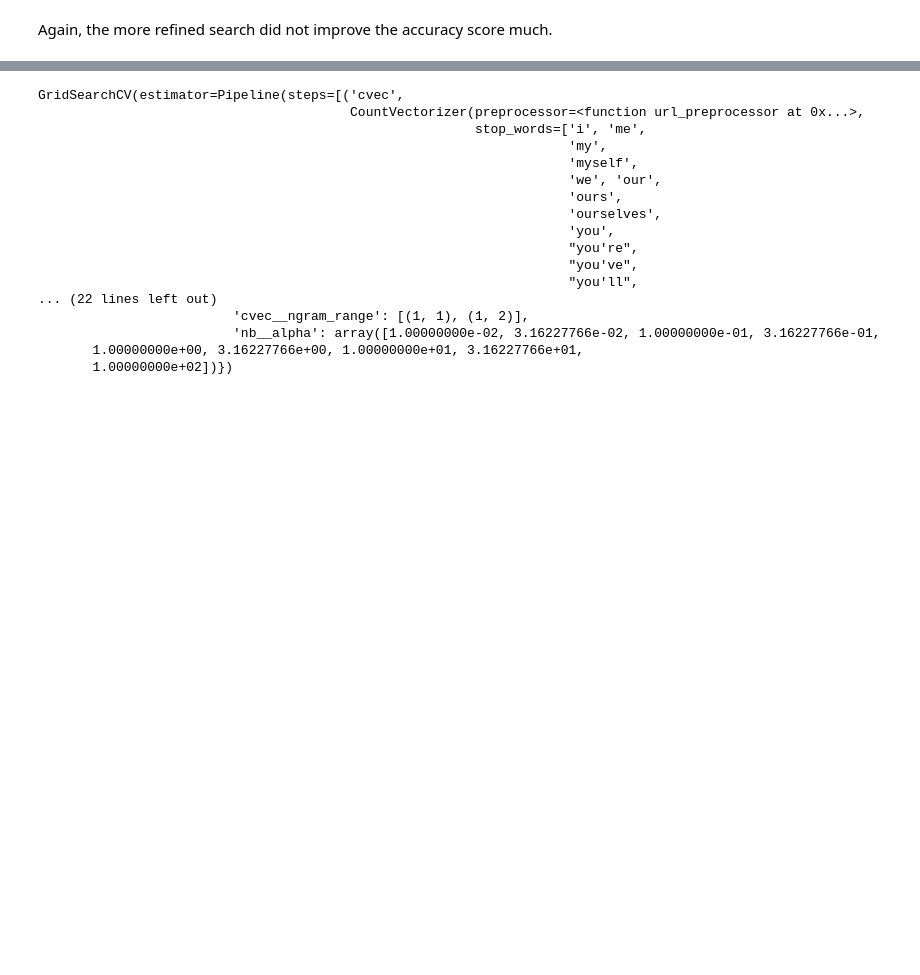
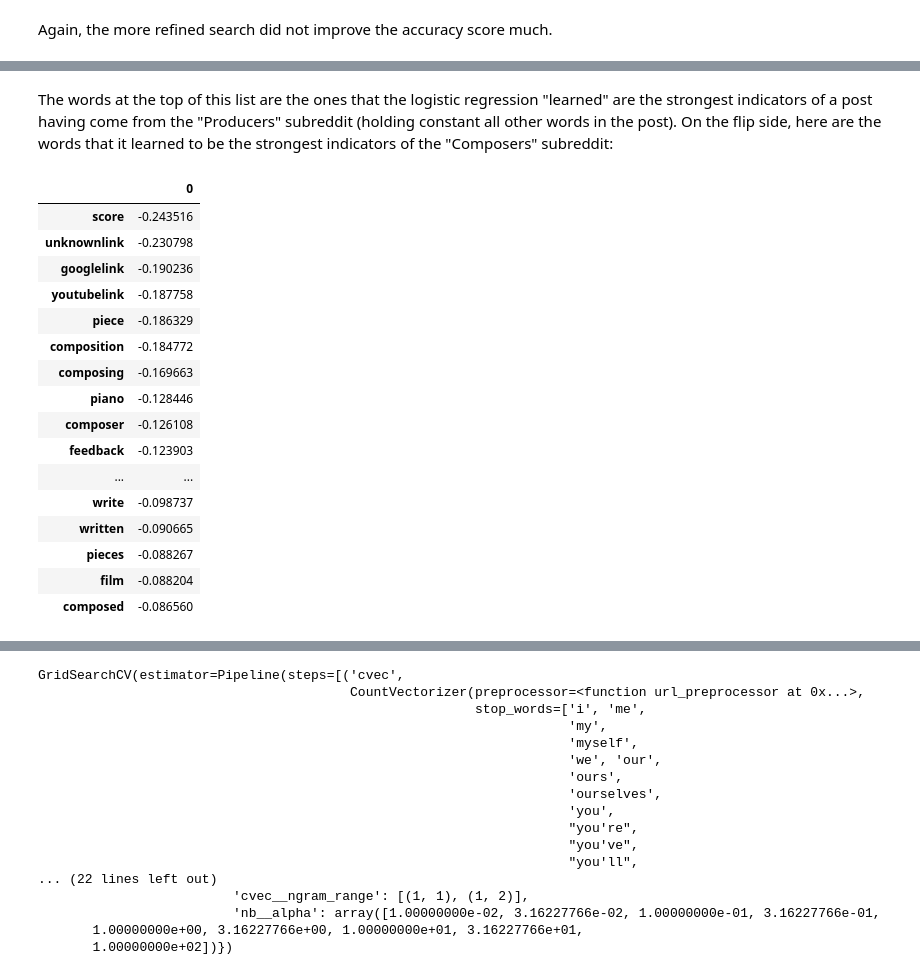
Before and after one commit to simonlazarus/Classifying-Music-Makers-from-Message-Data, a Jupyter notebook: code/04_modeling.ipynb, the cells around one changed output, grey strips where cells are left out. Saved outputs shown, nothing was run; the diff lists cells and outputs as text; code cells hidden in the pictures; blank space fills up the shorter version.

```diff
--- a/code/04_modeling.ipynb
+++ b/code/04_modeling.ipynb
@@ -625,0 +657,23 @@ Again, the more refined search did not improve the accuracy score much.
+# %% [markdown]
+The words at the top of this list are the ones that the logistic regression "learned" are the strongest indicators of a post having come from the "Producers" subreddit (holding constant all other words in the post).  On the flip side, here are the words that it learned to be the strongest indicators of the "Composers" subreddit:
+# %%
+#Examine the 25 features that most strongly indicate "Composers"
+coefs_df.tail(25).sort_values(0)
+# %% [output]
+|  | 0 |
+| score | -0.243516 |
+| unknownlink | -0.230798 |
+| googlelink | -0.190236 |
+| youtubelink | -0.187758 |
+| piece | -0.186329 |
+| composition | -0.184772 |
+| composing | -0.169663 |
+| piano | -0.128446 |
+| composer | -0.126108 |
+| feedback | -0.123903 |
+| ... | ... |
+| write | -0.098737 |
+| written | -0.090665 |
+| pieces | -0.088267 |
+| film | -0.088204 |
+| composed | -0.086560 |
```
Also changed, not shown: parts of 36 cells of this notebook, 7 other files.
